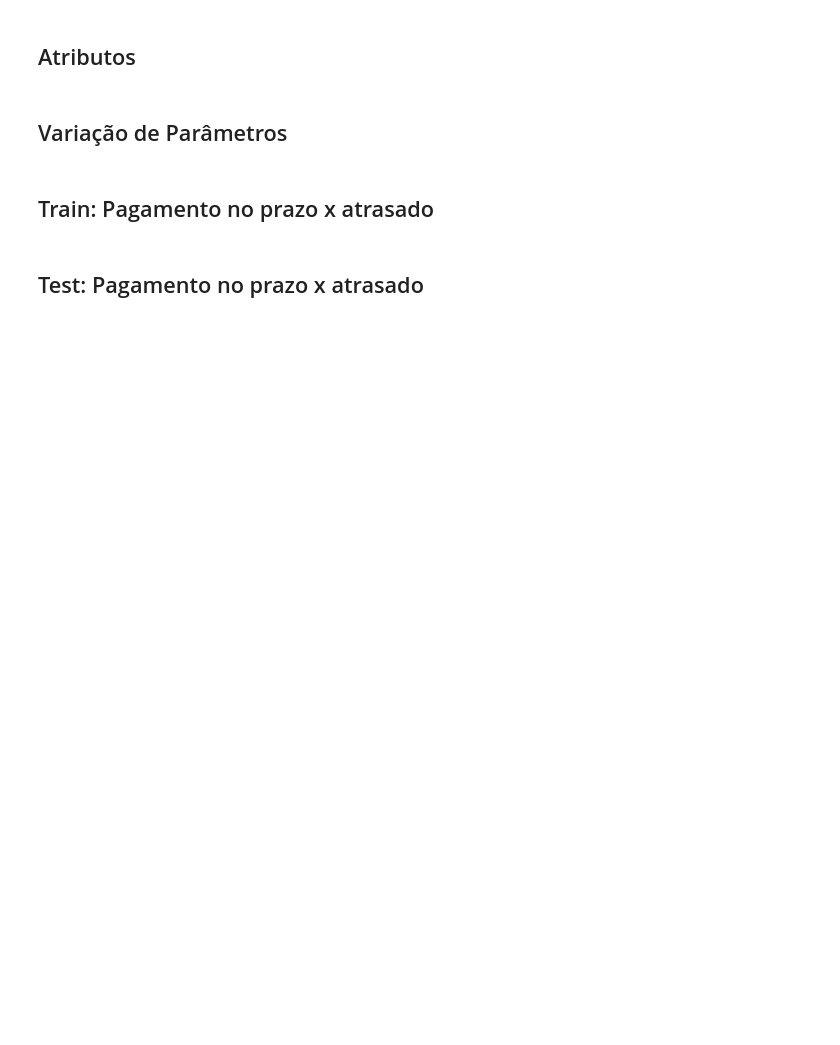
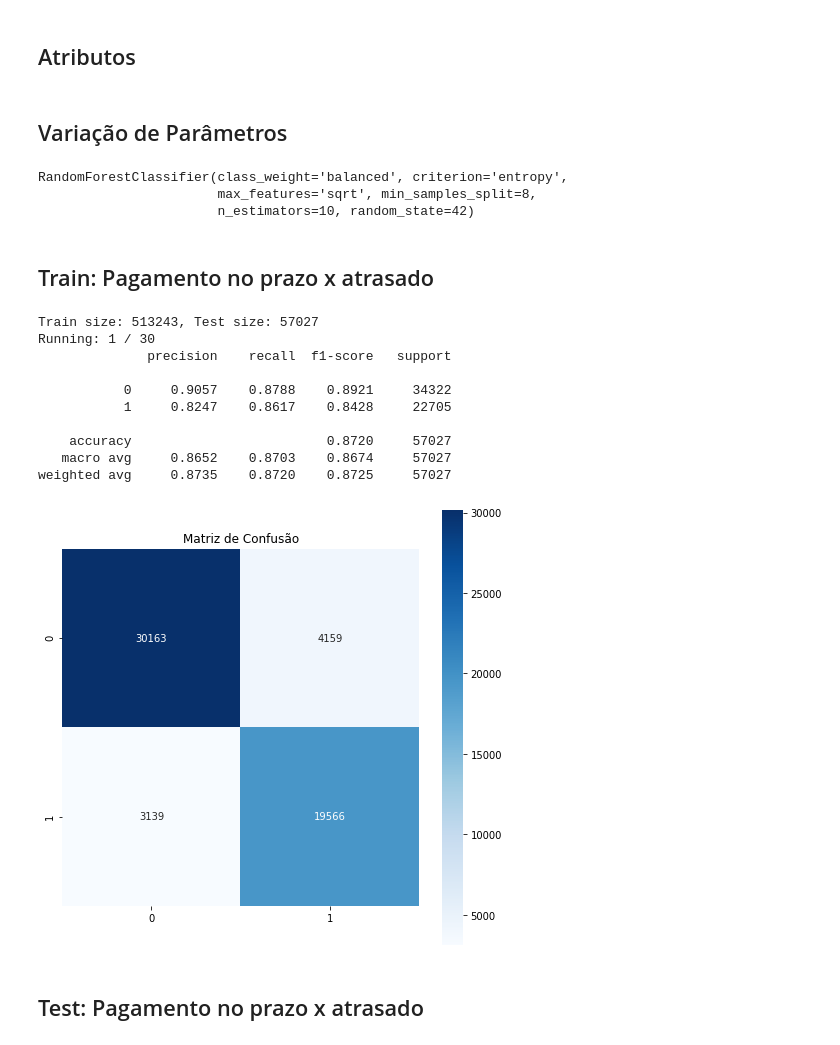
Before and after one commit to arthurflor23/invoice-payment-prediction, a Jupyter notebook: dso/random_forest_classifier.ipynb, the cells around one changed output. Drawn from its saved outputs; the diff is of its cells as text; code cells hidden in the pictures; blank space fills up the shorter version.

Commit message:
Update search grid

```diff
--- a/dso/random_forest_classifier.ipynb
+++ b/dso/random_forest_classifier.ipynb
@@ -148,42 +154,61 @@ x_train_paidlate.iloc[:][:] = qt_train_paidlate.fit_transform(x_train_paidlate.t
 
 
 parameters = {
-    'n_estimators': [15, 150, 250, 500],
+    'n_estimators': [10],
     'criterion': ['entropy', 'gini'],
     'min_samples_split': [2, 4, 8, 10],
+    'max_features': ['sqrt', 'log2'],
+    'min_weight_fraction_leaf': [0.0, 1e-4, 1e-8],
 }
 
 
 clf = RandomForestClassifier(class_weight='balanced', random_state=42)
 cv = StratifiedShuffleSplit(n_splits=1, random_state=42)
 
-hyper = GridSearchCV(clf, parameters, cv=cv)
+hyper = GridSearchCV(clf, param_grid=parameters, scoring='f1_macro', cv=cv)
 hyper.fit(x_train_paidlate.values, y_train_paidlate['PaidLate'].values)
 
 hyper.best_estimator_
+# %% [output]
+RandomForestClassifier(class_weight='balanced', criterion='entropy',
+                       max_features='sqrt', min_samples_split=8,
+                       n_estimators=10, random_state=42)
 # %% [markdown]
 ## Train: Pagamento no prazo x atrasado
 # %%
 from sklearn.ensemble import RandomForestClassifier
 
 
 y_train_paidlate = train[y_columns]
 x_train_paidlate = train[x_columns]
 
 qt_train_paidlate = RobustScaler(quantile_range=(25.0, 75.0))
 
 x_train_paidlate.iloc[:][:] = qt_train_paidlate.fit_transform(x_train_paidlate.to_numpy())
 
 
-clf = RandomForestClassifier(n_estimators=100,
+clf = RandomForestClassifier(n_estimators=512,
                              criterion='entropy',
+                             max_features='sqrt',
                              min_samples_split=8,
                              class_weight='balanced',
                              random_state=42)
 
 train_gt_paidlate, train_pred_paidlate, clf = cross_validation(clf, x_train_paidlate, y_train_paidlate['PaidLate'], n_splits=10, n_repeats=3)
 
 plot_confusion_matrix(train_gt_paidlate, train_pred_paidlate, cmap='Blues')
+# %% [output]
+Train size: 513243, Test size: 57027
+Running: 1 / 30
+              precision    recall  f1-score   support
+
+           0     0.9057    0.8788    0.8921     34322
+           1     0.8247    0.8617    0.8428     22705
+
+    accuracy                         0.8720     57027
+   macro avg     0.8652    0.8703    0.8674     57027
+weighted avg     0.8735    0.8720    0.8725     57027
+[figure, added]
 # %% [markdown]
 ## Test: Pagamento no prazo x atrasado
 # %%
```
Also changed, not shown: parts of 5 cells of this notebook.
